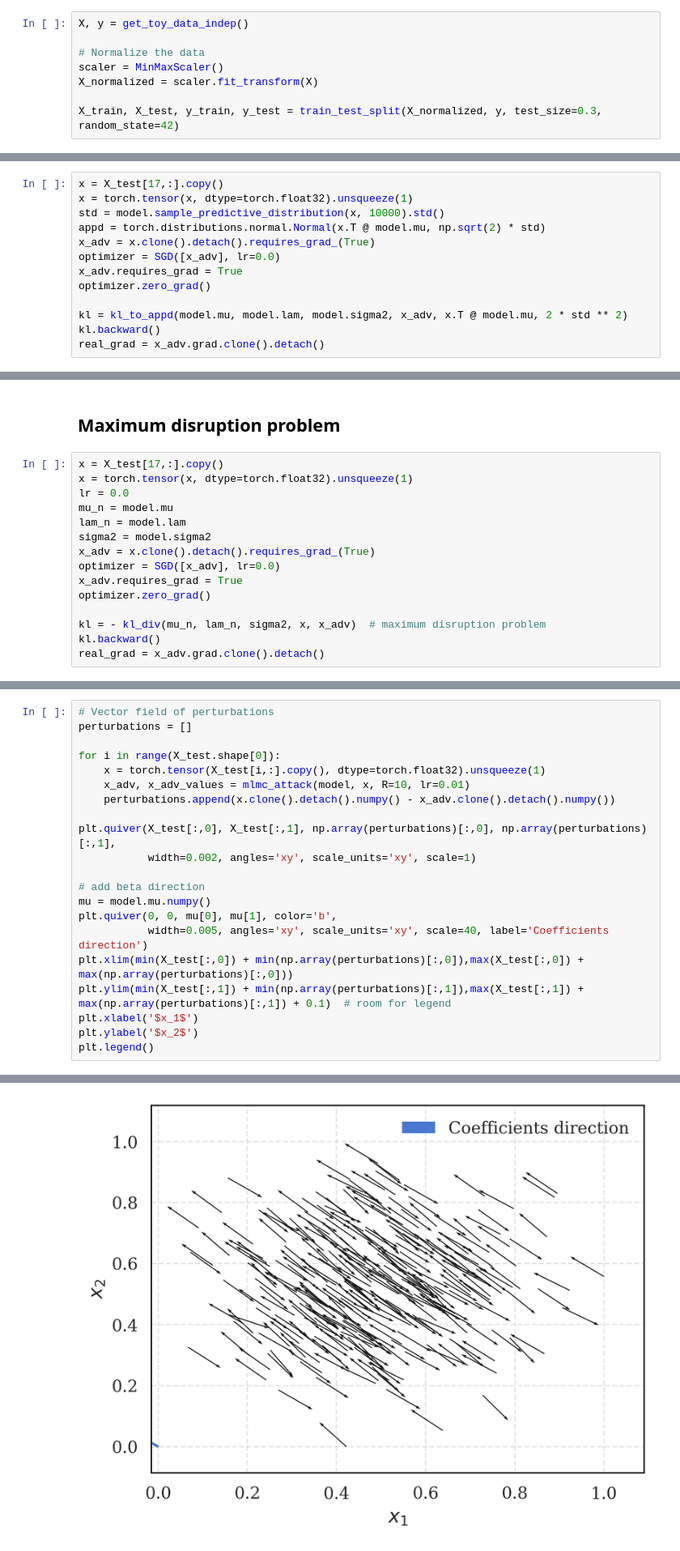
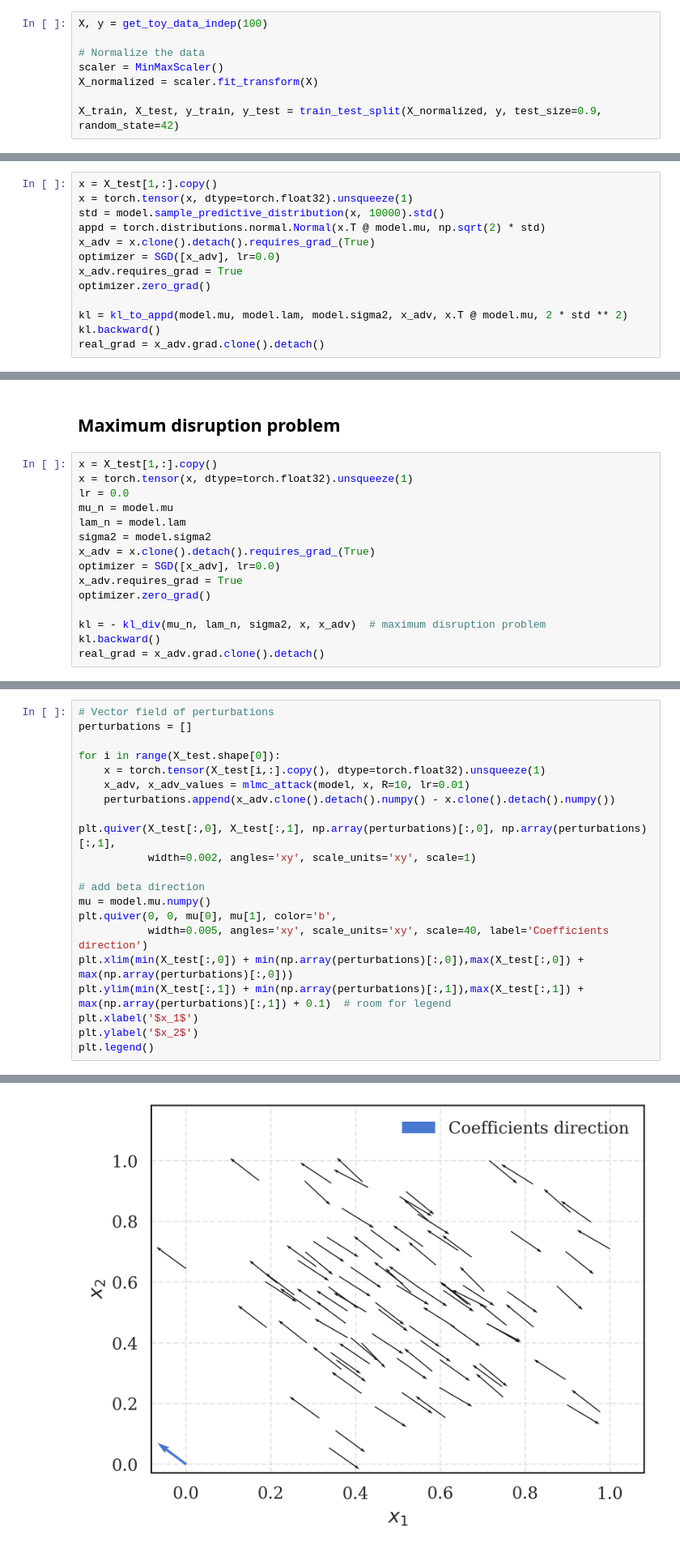
Before and after one commit to pablogarciarce/AdvReg, a Jupyter notebook: notebooks/toy_distr_attack_indep.ipynb, the cells around one changed output, grey strips where cells are left out. Shown at 81% size. Drawn from its saved outputs; the diff is of its cells as text.

```diff
--- a/notebooks/toy_distr_attack_indep.ipynb
+++ b/notebooks/toy_distr_attack_indep.ipynb
@@ -46,13 +46,13 @@ torch.manual_seed(seed)
 # %% [output]
 <torch._C.Generator at 0x...>
 # %%
-X, y = get_toy_data_indep()
+X, y = get_toy_data_indep(100)
 
 # Normalize the data
 scaler = MinMaxScaler()
 X_normalized = scaler.fit_transform(X)
 
-X_train, X_test, y_train, y_test = train_test_split(X_normalized, y, test_size=0.3, random_state=42)
+X_train, X_test, y_train, y_test = train_test_split(X_normalized, y, test_size=0.9, random_state=42)
 # %%
 # Model for which we know the true gradient
 model = NormalKnownVariancePriorLinearRegression(prior_params={
@@ -71,7 +75,7 @@ tensor([[ 0.0292, -0.0242],
 # %% [markdown]
 ### Check gradient
 # %%
-x = X_test[17,:].copy()
+x = X_test[1,:].copy()
 x = torch.tensor(x, dtype=torch.float32).unsqueeze(1)
 std = model.sample_predictive_distribution(x, 10000).std()
 appd = torch.distributions.normal.Normal(x.T @ model.mu, np.sqrt(2) * std)
@@ -424,7 +347,7 @@ Text(0, 0.5, 'KL Divergence')
 # %% [markdown]
 ## Maximum disruption problem
 # %%
-x = X_test[17,:].copy()
+x = X_test[1,:].copy()
 x = torch.tensor(x, dtype=torch.float32).unsqueeze(1)
 lr = 0.0
 mu_n = model.mu
@@ -460,7 +383,7 @@ perturbations = []
 for i in range(X_test.shape[0]):
     x = torch.tensor(X_test[i,:].copy(), dtype=torch.float32).unsqueeze(1)
     x_adv, x_adv_values = mlmc_attack(model, x, R=10, lr=0.01)
-    perturbations.append(x.clone().detach().numpy() - x_adv.clone().detach().numpy())
+    perturbations.append(x_adv.clone().detach().numpy() - x.clone().detach().numpy())
 
 plt.quiver(X_test[:,0], X_test[:,1], np.array(perturbations)[:,0], np.array(perturbations)[:,1],
            width=0.002, angles='xy', scale_units='xy', scale=1)
@@ -495,5 +418,5 @@ Early stopping at iteration 24
 <matplotlib.legend.Legend at 0x...>
-[figure, old version]
+[figure, new version]
 # %%
 # plot KL divergence as a function of the strength of the attack
 n_jobs = 66
```
Also changed, not shown: parts of 17 cells of this notebook, 10 other files.
